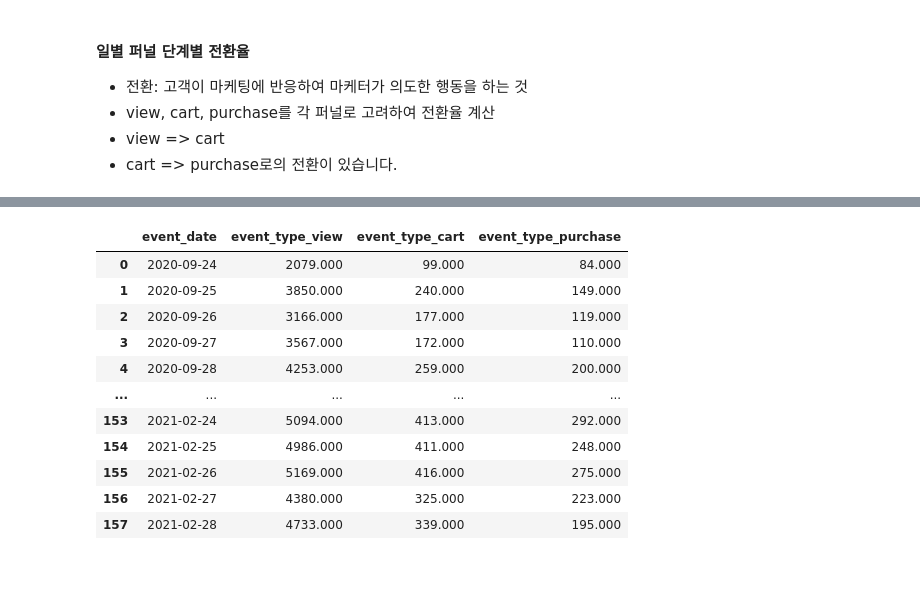
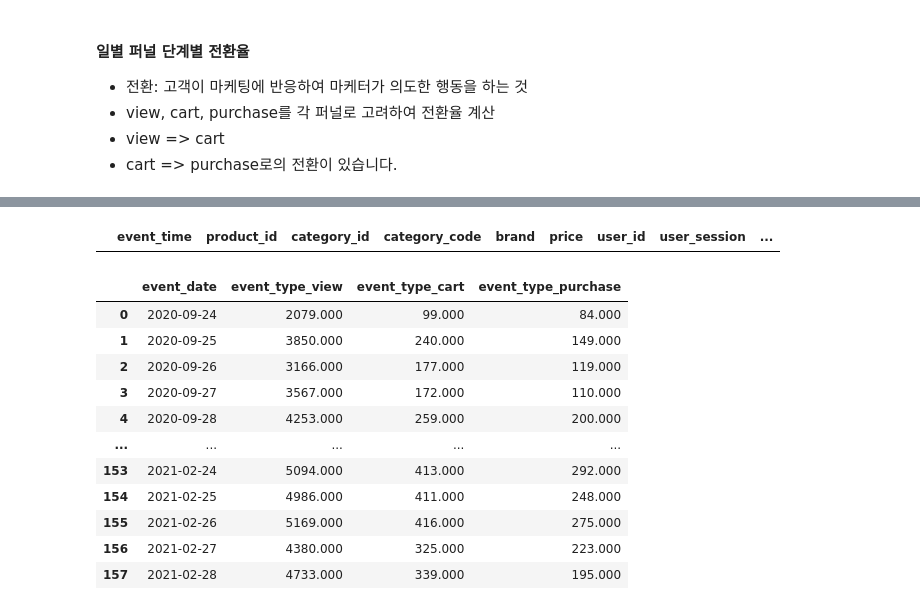
Before and after one commit to vg-rlo/TIL, a Jupyter notebook: Data Analysis/ecommerce_data_analysis.ipynb, the cells around one changed output, grey strips where cells are left out. Cells and saved outputs as stored; diff of their text form; code cells hidden in the pictures; blank space fills up the shorter version.

```diff
--- a/Data Analysis/ecommerce_data_analysis.ipynb
+++ b/Data Analysis/ecommerce_data_analysis.ipynb
@@ -1479,6 +1480,11 @@ raw_data.head()
 | 2 | 2020-11-09 08:52:51 | 124883 | 2144415924424278172 | electronics.audio.acoustic | 29 | 23.900 | 1515915625353230683 | 2_1 | ... |
 | 3 | 2020-11-09 09:04:34 | 760044 | 2144415924424278172 | electronics.audio.acoustic | 47 | 48.730 | 1515915625353230683 | 2_1 | ... |
 | 4 | 2020-11-09 09:08:53 | 125325 | 2144415924424278172 | electronics.audio.acoustic | 29 | 23.900 | 1515915625353230683 | 2_1 | ... |
+# %%
+# 3가지 퍼널 확인
+raw_data[(raw_data['event_type_cart'] == 0) & (raw_data['event_type_purchase'] == 0) & (raw_data['event_type_view'] == 0)]
+# %% [output]
+|  | event_time | product_id | category_id | category_code | brand | price | user_id | user_session | ... |
 # %%
 grouped = raw_data.groupby(['event_date'])
 funnel_by_date = grouped[['event_type_view', 'event_type_cart', 'event_type_purchase']].sum().reset_index()
```
Also changed, not shown: parts of 17 cells of this notebook.
